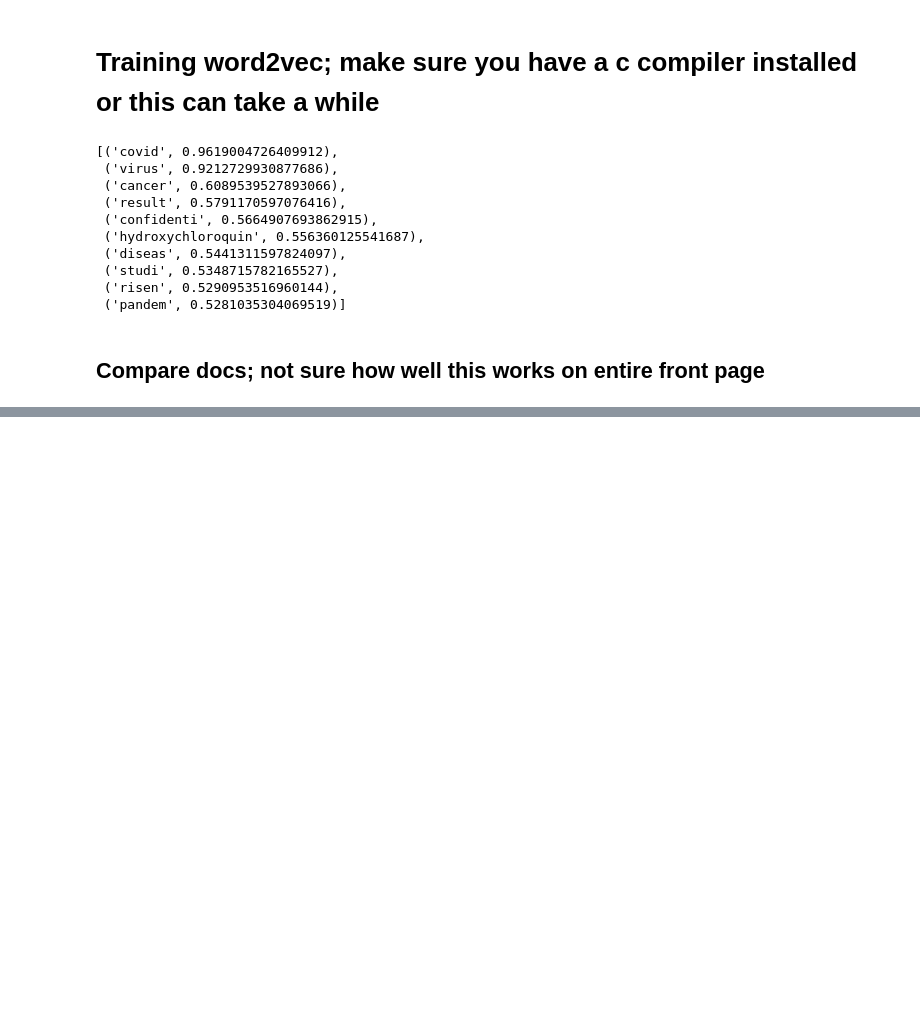
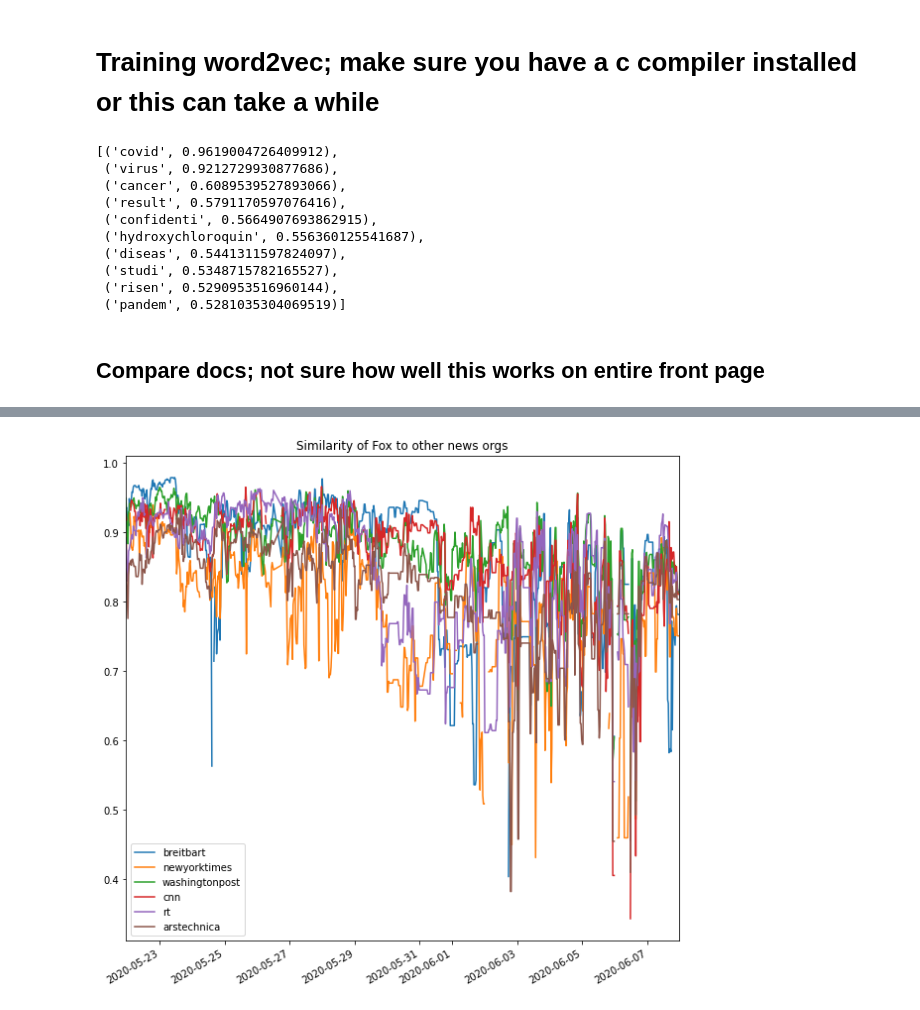
Before and after one commit to brockmanmatt/NewsTrends, a Jupyter notebook: 01_descriptive_analysis.ipynb, the cells around one changed output, grey strips where cells are left out. Saved outputs shown, nothing was run; the diff lists cells and outputs as text; code cells hidden in the pictures; blank space fills up the shorter version.

```diff
--- a/01_descriptive_analysis.ipynb
+++ b/01_descriptive_analysis.ipynb
@@ -518,0 +554,4 @@ class describer(describer):
+# %%
+testSOT = test2.w2vSimilarityOverTime("foxnews", exogenous=["breitbart", "newyorktimes", "washingtonpost", "cnn", "rt", "arstechnica"], scope=800, keywords=["covid", "coronavirus"])
+# %% [output]
+[figure, added]
```
Also changed, not shown: parts of 18 cells of this notebook, 2 other files.
